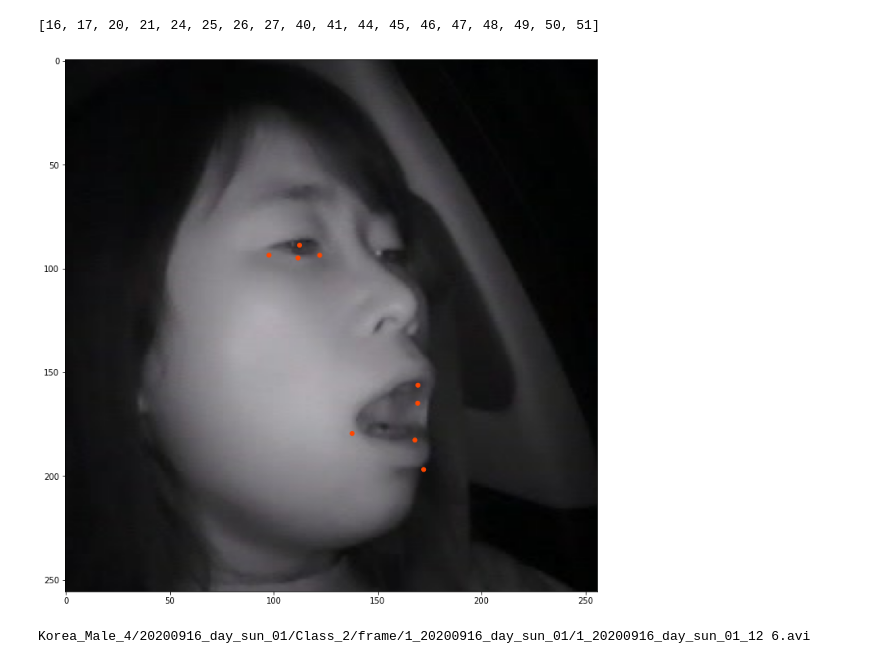
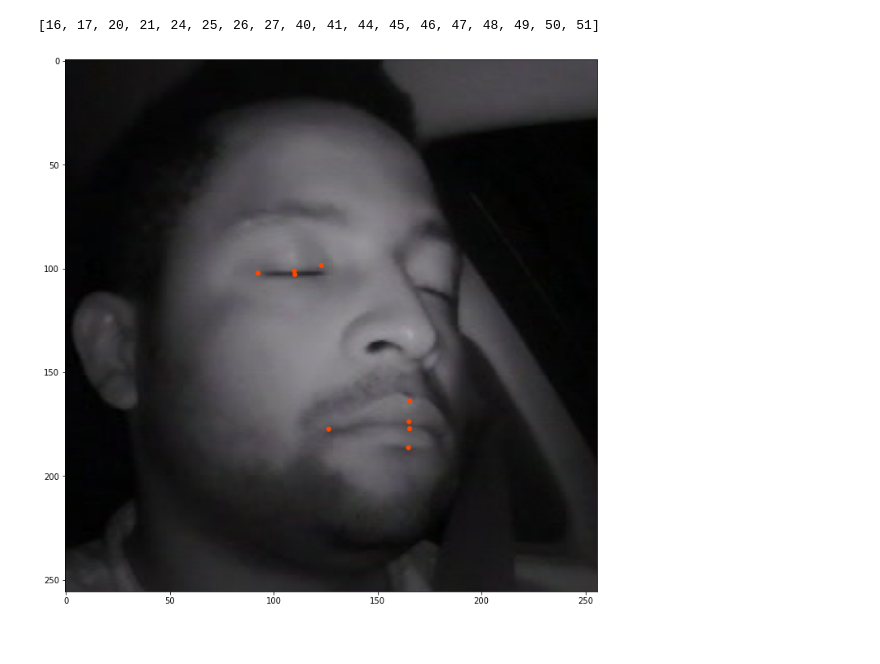
Before and after one commit to TaeseongMoon/bf_reimplement, a Jupyter notebook: blazeface_inference_face.ipynb, the cells around one changed output. Saved outputs shown, nothing was run; the diff lists cells and outputs as text; code cells hidden in the pictures.

```diff
--- a/blazeface_inference_face.ipynb
+++ b/blazeface_inference_face.ipynb
@@ -80,7 +80,7 @@ model = blazeface(image_size=(img_height, img_width, 3),
 # 2: Load the trained weights into the model.
 
 # TODO: Set the path of the trained weights.
-weights_path = 'checkpoint/new_anchor_256_16x16_fix_DBset_2_epoch-83_loss-0.8404.h5'
+weights_path = 'checkpoint/new_anchor_256_16_fix_DBset_2_epoch-86_loss-0.5585.h5'
 
 model.load_weights(weights_path, by_name=True)
 
@@ -135,7 +135,7 @@ Load some images for which you'd like the model to make predictions.
 # %%
 import random
 import pandas as pd
-csv = pd.read_csv('/data/tsmoon_set/valid_setting_2.csv')
+csv = pd.read_csv('/data/tsmoon_set/train_setting_2.csv')
 # %%
 imgs = csv.img_path.tolist()
 test_image_name = random.choice(imgs)
@@ -161,22 +162,13 @@ xmin,ymin,xmax, ymax: 289,143,545,399
 crop_images = [] # Store the images here.
 input_images = [] # Store resized versions of the images here.
 imgs = csv.img_path.tolist()
-test_image_name = random.choice(imgs)
+# test_image_name = random.choice(imgs)
 # We'll only load one image in this example.
 img_path = f'/data/{test_image_name}'
 # img_path = './test/2.jpg'
-detector = MTCNN()
+# detector = MTCNN()
 ori_image = cv2.imread(img_path)
-# ori_image = cv2.cvtColor(ori_image, cv2.COLOR_BGR2RGB)
-crop_data = detector.detect_faces(ori_image)
-w = crop_data[2]
-h = crop_data[3]
-cx = int(xmin + w//2)
-cy = int(ymin + h//2)
-xmin = cx - 128
-ymin = cy - 128
-xmax = cx + 128
-ymax = cy + 128
+ori_image = cv2.cvtColor(ori_image, cv2.COLOR_BGR2RGB)
 ori_image = ori_image[ymin:ymax, xmin:xmax]
 plt.figure(figsize=(20,12))
 plt.imshow(ori_image)
@@ -249,36 +246,14 @@ output = output[output_index]
 # %%
 
 colors = plt.cm.hsv(np.linspace(0, 1, 21)).tolist()
 
 plt.figure(figsize=(20,12))
 plt.imshow(input_images[0])
 
 current_axis = plt.gca()
 height, width, _ = input_images[0].shape
 
 for a in range(0, len(output), 2):
-    current_axis.add_patch(plt.Circle((output[a], output[a+1]), 1, color=color[1]))
+    current_axis.add_patch(plt.Circle((output[a], output[a+1]), 1, color=colors[1]))
 # %% [output]
-[figure, old version]
+[figure, new version]
-# %%
-import random
-import pandas as pd
-csv = pd.read_csv('/data/tsmoon_set/valid_setting_2.csv')
-imgs = csv.img_path.tolist()
-test_image_name = random.choice(imgs)
-video_name = test_image_name[:-4]+'.avi'
-
-# x = csv[csv.img_path == test_image_name]
-# xmin, ymin, xmax, ymax = int(x.xmin), int(x.ymin), int(x.xmax), int(x.ymax)
-# w = xmax - xmin
-# h = ymax - ymin
-# cx = int(xmin + w//2)
-# cy = int(ymin + h//2)
-# xmin = cx - 128
-# ymin = cy - 128
-# xmax = cx + 128
-# ymax = cy + 128
-# print(x.iloc[:,1:5])
-# print(f"xmin,ymin,xmax, ymax: {xmin},{ymin},{xmax},{ymax}")
-# %% [output]
-Korea_Male_4/20200916_day_sun_01/Class_2/frame/1_20200916_day_sun_01/1_20200916_day_sun_01_12 6.avi
```
Also changed, not shown: parts of 5 cells of this notebook, 2 other files.
